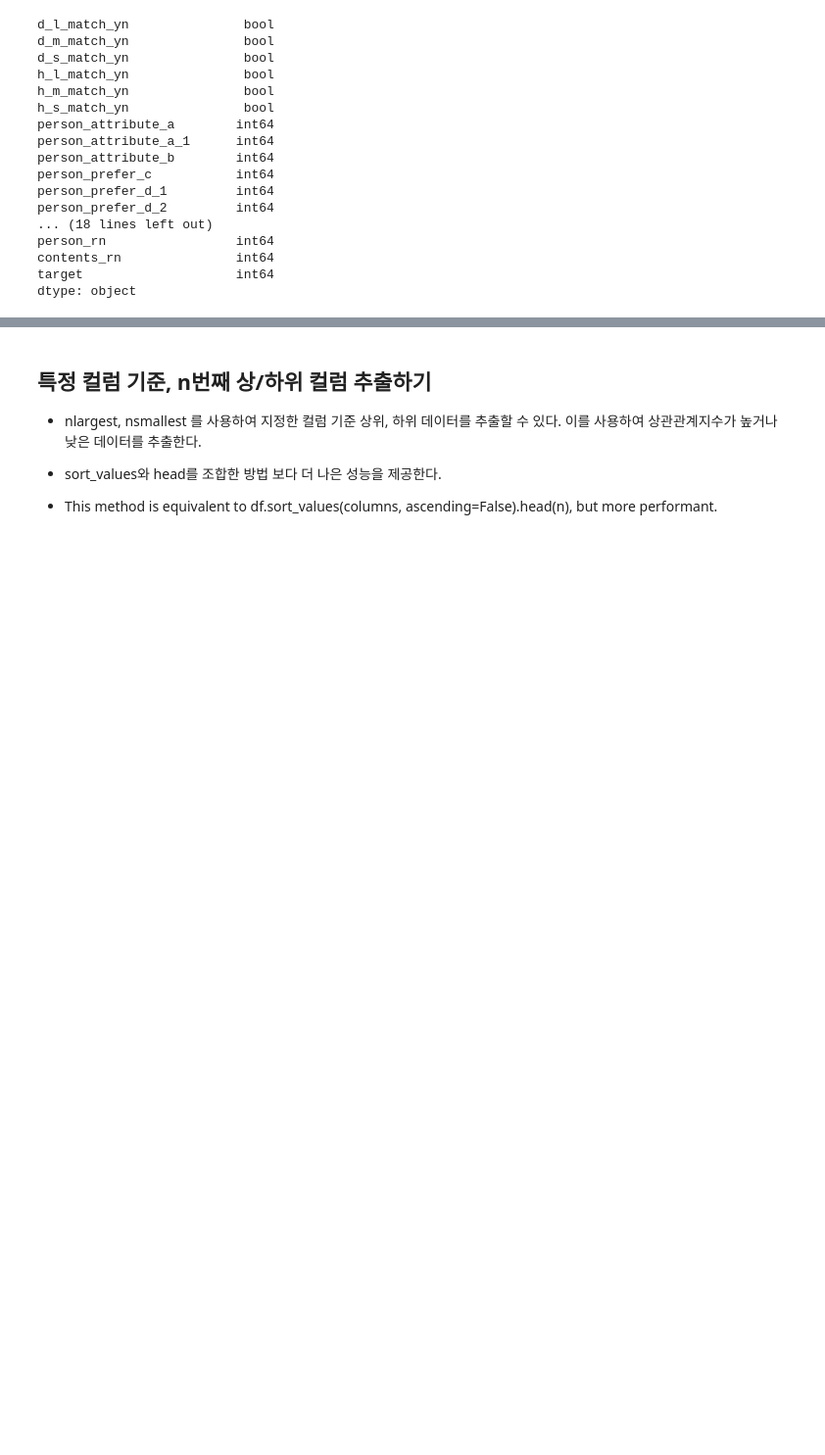
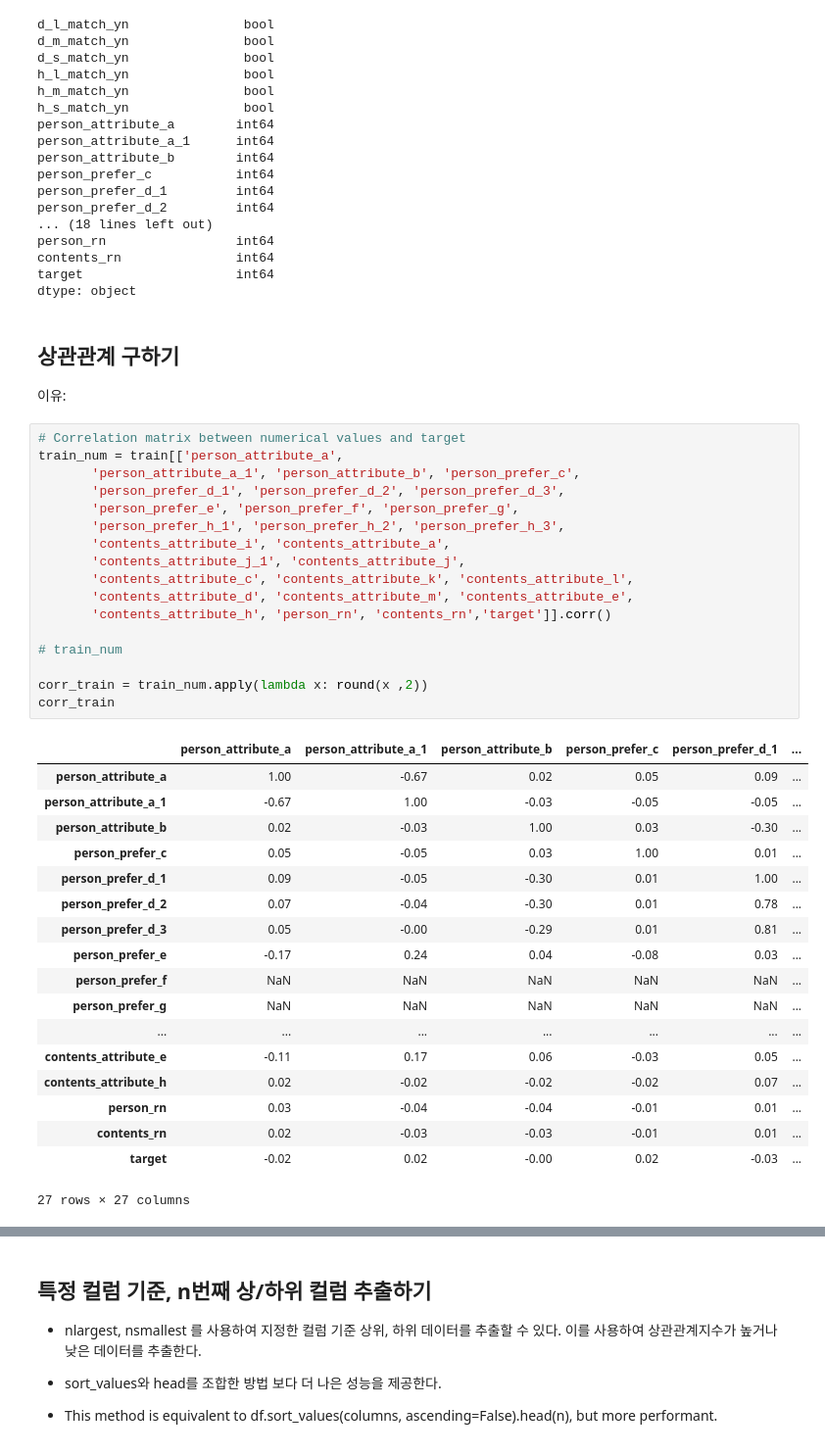
Before and after one commit to genie-lee-beep/Jieun-Lee, a Jupyter notebook: AI Competition/jobcare recommendation/DACON_job recommendation.ipynb, the cells around one changed output, grey strips where cells are left out. Shown at 98% size. Saved outputs shown, nothing was run; the diff lists cells and outputs as text; blank space fills up the shorter version.

```diff
--- a/AI Competition/jobcare recommendation/DACON_job recommendation.ipynb
+++ b/AI Competition/jobcare recommendation/DACON_job recommendation.ipynb
@@ -154,4 +127,44 @@ person_rn                 int64
 contents_rn               int64
 target                    int64
 dtype: object
+# %% [markdown]
+## 상관관계 구하기
+
+이유:
+# %%
+# Correlation matrix between numerical values and target
+train_num = train[['person_attribute_a',
+       'person_attribute_a_1', 'person_attribute_b', 'person_prefer_c',
+       'person_prefer_d_1', 'person_prefer_d_2', 'person_prefer_d_3',
+       'person_prefer_e', 'person_prefer_f', 'person_prefer_g',
+       'person_prefer_h_1', 'person_prefer_h_2', 'person_prefer_h_3',
+       'contents_attribute_i', 'contents_attribute_a',
+       'contents_attribute_j_1', 'contents_attribute_j',
+       'contents_attribute_c', 'contents_attribute_k', 'contents_attribute_l',
+       'contents_attribute_d', 'contents_attribute_m', 'contents_attribute_e',
+       'contents_attribute_h', 'person_rn', 'contents_rn','target']].corr()
+
+# train_num
+
+corr_train = train_num.apply(lambda x: round(x ,2))
+corr_train
+# %% [output]
+|  | person_attribute_a | person_attribute_a_1 | person_attribute_b | person_prefer_c | person_prefer_d_1 | ... |
+| person_attribute_a | 1.00 | -0.67 | 0.02 | 0.05 | 0.09 | ... |
+| person_attribute_a_1 | -0.67 | 1.00 | -0.03 | -0.05 | -0.05 | ... |
+| person_attribute_b | 0.02 | -0.03 | 1.00 | 0.03 | -0.30 | ... |
+| person_prefer_c | 0.05 | -0.05 | 0.03 | 1.00 | 0.01 | ... |
+| person_prefer_d_1 | 0.09 | -0.05 | -0.30 | 0.01 | 1.00 | ... |
+| person_prefer_d_2 | 0.07 | -0.04 | -0.30 | 0.01 | 0.78 | ... |
+| person_prefer_d_3 | 0.05 | -0.00 | -0.29 | 0.01 | 0.81 | ... |
+| person_prefer_e | -0.17 | 0.24 | 0.04 | -0.08 | 0.03 | ... |
+| person_prefer_f | NaN | NaN | NaN | NaN | NaN | ... |
+| person_prefer_g | NaN | NaN | NaN | NaN | NaN | ... |
+| ... | ... | ... | ... | ... | ... | ... |
+| contents_attribute_e | -0.11 | 0.17 | 0.06 | -0.03 | 0.05 | ... |
+| contents_attribute_h | 0.02 | -0.02 | -0.02 | -0.02 | 0.07 | ... |
+| person_rn | 0.03 | -0.04 | -0.04 | -0.01 | 0.01 | ... |
+| contents_rn | 0.02 | -0.03 | -0.03 | -0.01 | 0.01 | ... |
+| target | -0.02 | 0.02 | -0.00 | 0.02 | -0.03 | ... |
+27 rows × 27 columns
 # %%
```
Also changed, not shown: parts of 13 cells of this notebook.
